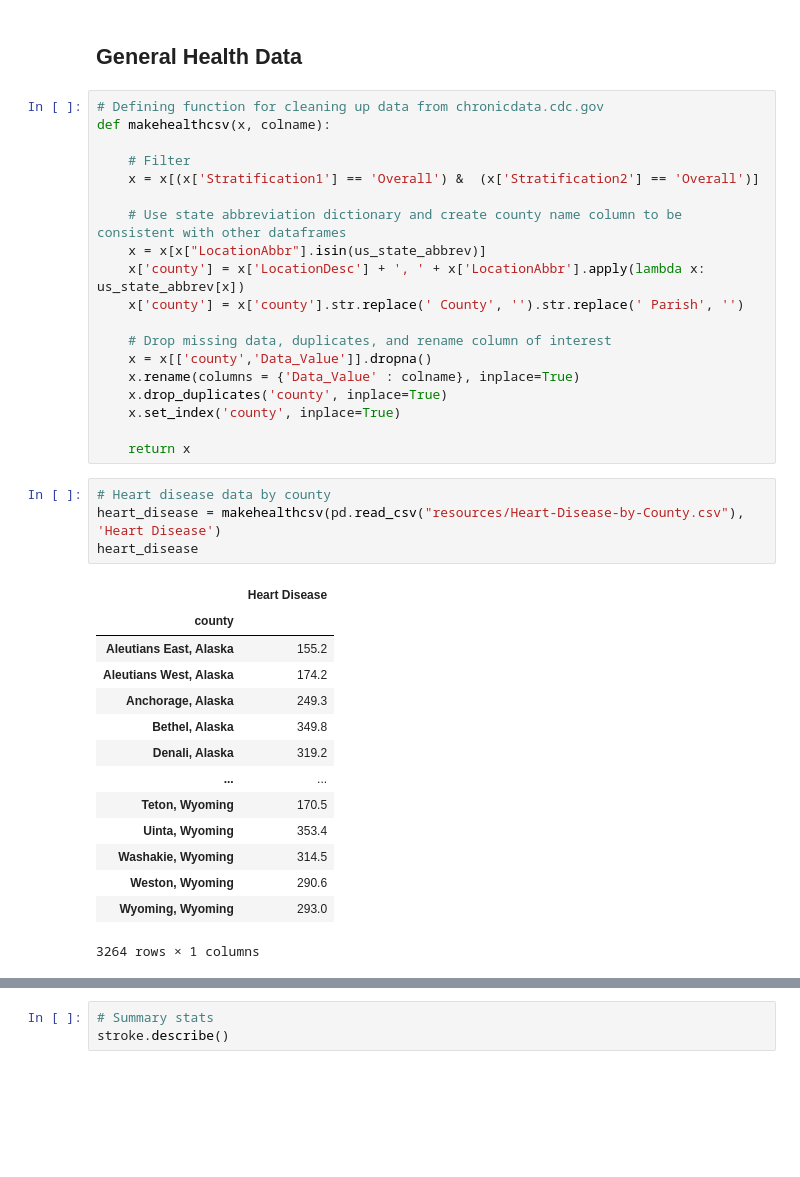
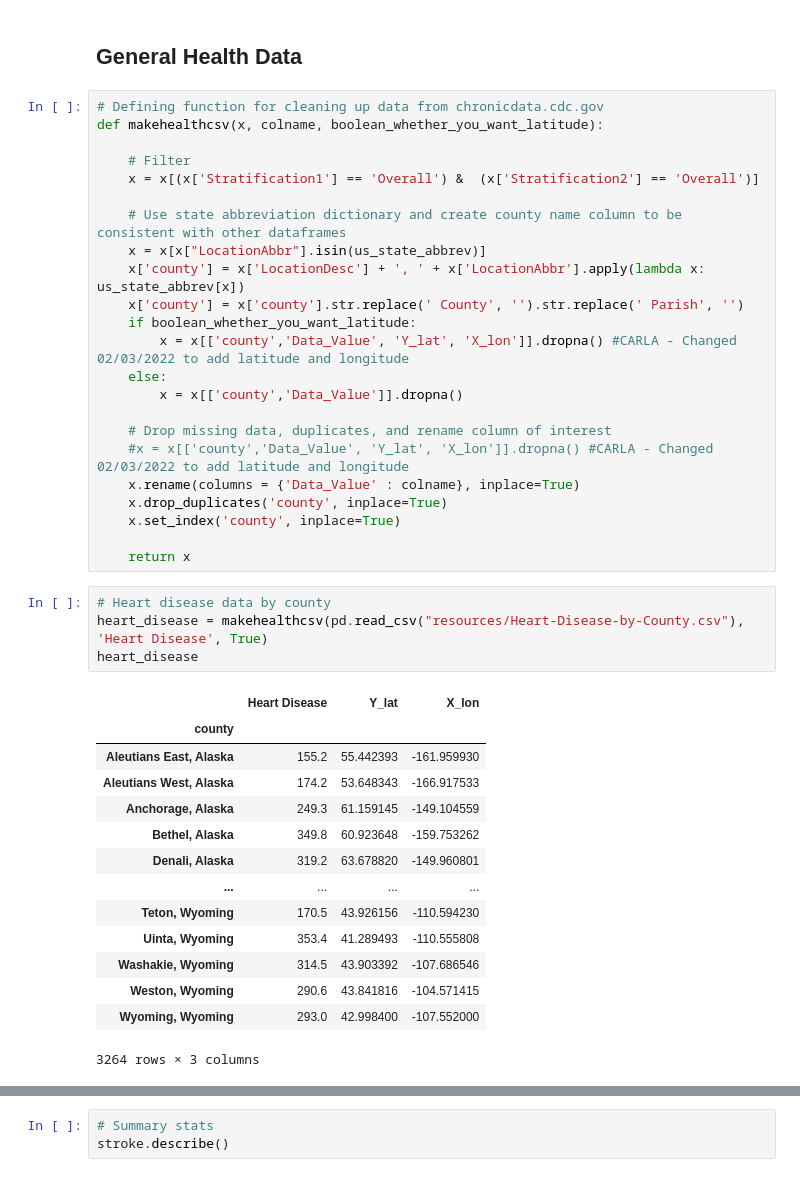
Before and after one commit to CarlaLorenteAnon/project-1, a Jupyter notebook: datagather.ipynb, the cells around one changed output, grey strips where cells are left out. Saved outputs shown, nothing was run; the diff lists cells and outputs as text; blank space fills up the shorter version.

```diff
--- a/datagather.ipynb
+++ b/datagather.ipynb
@@ -167,7 +168,7 @@ covid_total.describe()
 ## General Health Data
 # %%
 # Defining function for cleaning up data from chronicdata.cdc.gov
-def makehealthcsv(x, colname):
+def makehealthcsv(x, colname, boolean_whether_you_want_latitude):
 
     # Filter
     x = x[(x['Stratification1'] == 'Overall') &  (x['Stratification2'] == 'Overall')]
@@ -176,9 +177,13 @@ def makehealthcsv(x, colname):
     x = x[x["LocationAbbr"].isin(us_state_abbrev)]
     x['county'] = x['LocationDesc'] + ', ' + x['LocationAbbr'].apply(lambda x: us_state_abbrev[x])
     x['county'] = x['county'].str.replace(' County', '').str.replace(' Parish', '')
+    if boolean_whether_you_want_latitude:
+        x = x[['county','Data_Value', 'Y_lat', 'X_lon']].dropna() #CARLA - Changed 02/03/2022 to add latitude and longitude
+    else:
+        x = x[['county','Data_Value']].dropna()
 
     # Drop missing data, duplicates, and rename column of interest
-    x = x[['county','Data_Value']].dropna()
+    #x = x[['county','Data_Value', 'Y_lat', 'X_lon']].dropna() #CARLA - Changed 02/03/2022 to add latitude and longitude
     x.rename(columns = {'Data_Value' : colname}, inplace=True)
     x.drop_duplicates('county', inplace=True)
     x.set_index('county', inplace=True)
@@ -186,23 +191,23 @@ def makehealthcsv(x, colname):
     return x
 # %%
 # Heart disease data by county
-heart_disease = makehealthcsv(pd.read_csv("resources/Heart-Disease-by-County.csv"), 'Heart Disease')
+heart_disease = makehealthcsv(pd.read_csv("resources/Heart-Disease-by-County.csv"), 'Heart Disease', True)
 heart_disease
 # %% [output]
-|  | Heart Disease |
-| county |  |
-| Aleutians East, Alaska | 155.2 |
-| Aleutians West, Alaska | 174.2 |
-| Anchorage, Alaska | 249.3 |
-| Bethel, Alaska | 349.8 |
-| Denali, Alaska | 319.2 |
-| ... | ... |
-| Teton, Wyoming | 170.5 |
-| Uinta, Wyoming | 353.4 |
-| Washakie, Wyoming | 314.5 |
-| Weston, Wyoming | 290.6 |
-| Wyoming, Wyoming | 293.0 |
+|  | Heart Disease | Y_lat | X_lon |
+| county |  |  |  |
+| Aleutians East, Alaska | 155.2 | 55.442393 | -161.959930 |
+| Aleutians West, Alaska | 174.2 | 53.648343 | -166.917533 |
+| Anchorage, Alaska | 249.3 | 61.159145 | -149.104559 |
+| Bethel, Alaska | 349.8 | 60.923648 | -159.753262 |
+| Denali, Alaska | 319.2 | 63.678820 | -149.960801 |
+| ... | ... | ... | ... |
+| Teton, Wyoming | 170.5 | 43.926156 | -110.594230 |
+| Uinta, Wyoming | 353.4 | 41.289493 | -110.555808 |
+| Washakie, Wyoming | 314.5 | 43.903392 | -107.686546 |
+| Weston, Wyoming | 290.6 | 43.841816 | -104.571415 |
+| Wyoming, Wyoming | 293.0 | 42.998400 | -107.552000 |
-3264 rows × 1 columns
+3264 rows × 3 columns
 # %%
 # Summary stats
 heart_disease.describe()
```
Also changed, not shown: parts of 25 cells of this notebook, 1 other file.
